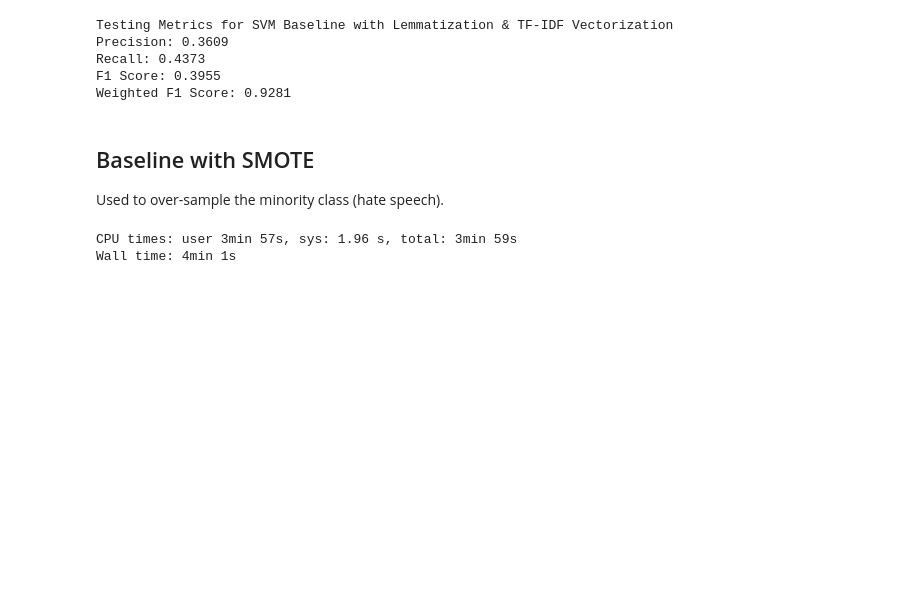
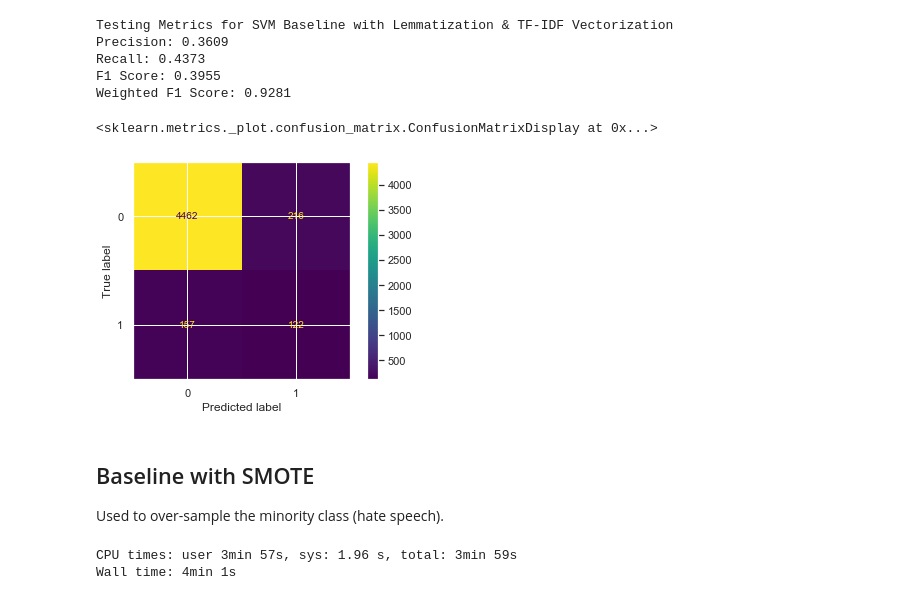
Before and after one commit to sidneykung/twitter_hate_speech_detection, a Jupyter notebook: models/SVM.ipynb, the cells around one changed output. Saved outputs shown, nothing was run; the diff lists cells and outputs as text; code cells hidden in the pictures; blank space fills up the shorter version.

```diff
--- a/models/SVM.ipynb
+++ b/models/SVM.ipynb
@@ -87,6 +87,11 @@ Weighted F1 Score: 0.9281
 # creating dictionary with all metrics
 metric_dict = {}
 metric_dict['Baseline SVM'] = {'precision': baseline_precision, 'recall': baseline_recall, 'f1_score': baseline_f1_score, 'weighted_f1': baseline_weighted_f1_score}
+# %%
+plot_confusion_matrix(SVM_baseline, tfidf_data_test, y_test)
+# %% [output]
+<sklearn.metrics._plot.confusion_matrix.ConfusionMatrixDisplay at 0x...>
+[figure, added]
 # %% [markdown]
 ## Baseline with SMOTE
 Used to over-sample the minority class (hate speech).
```
Also changed, not shown: parts of 1 cell of this notebook, 3 other files.
